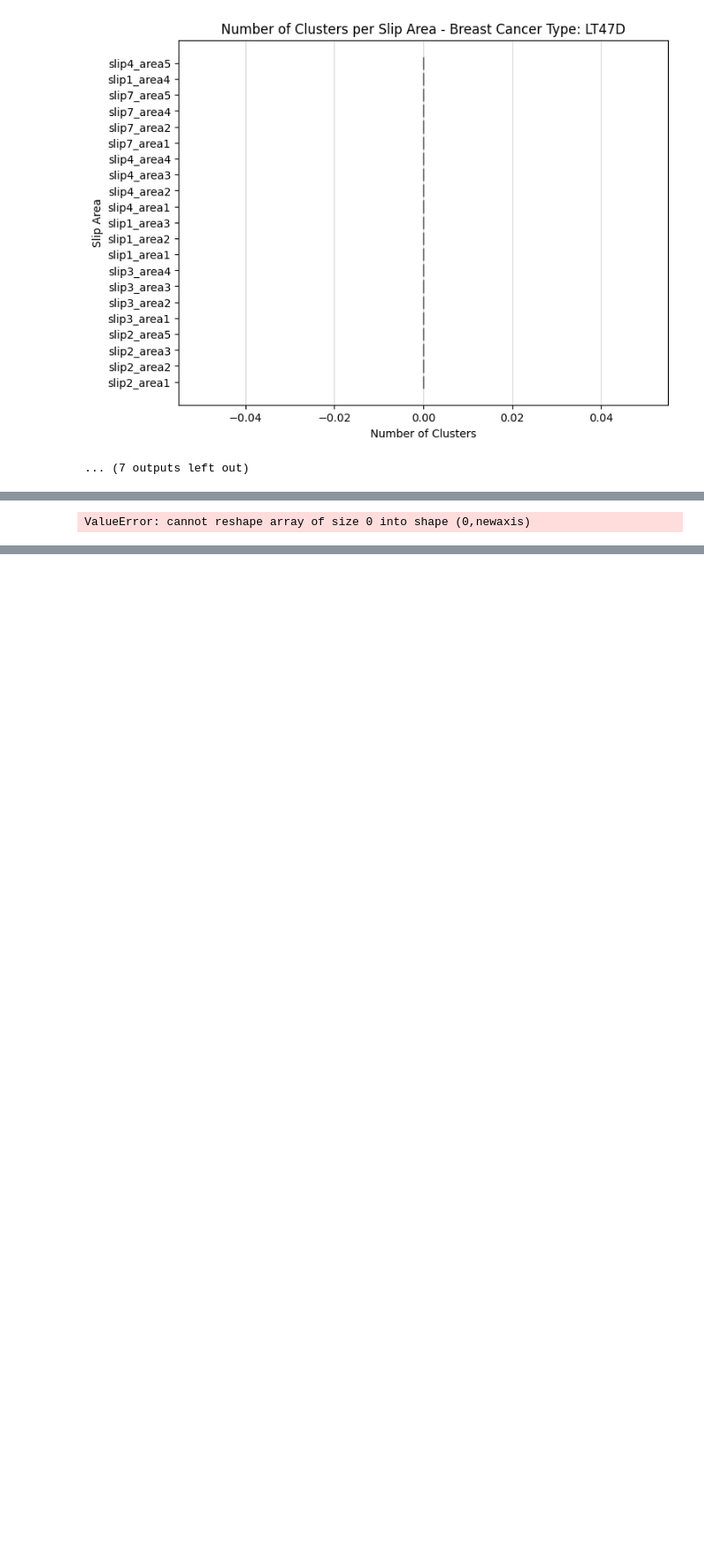
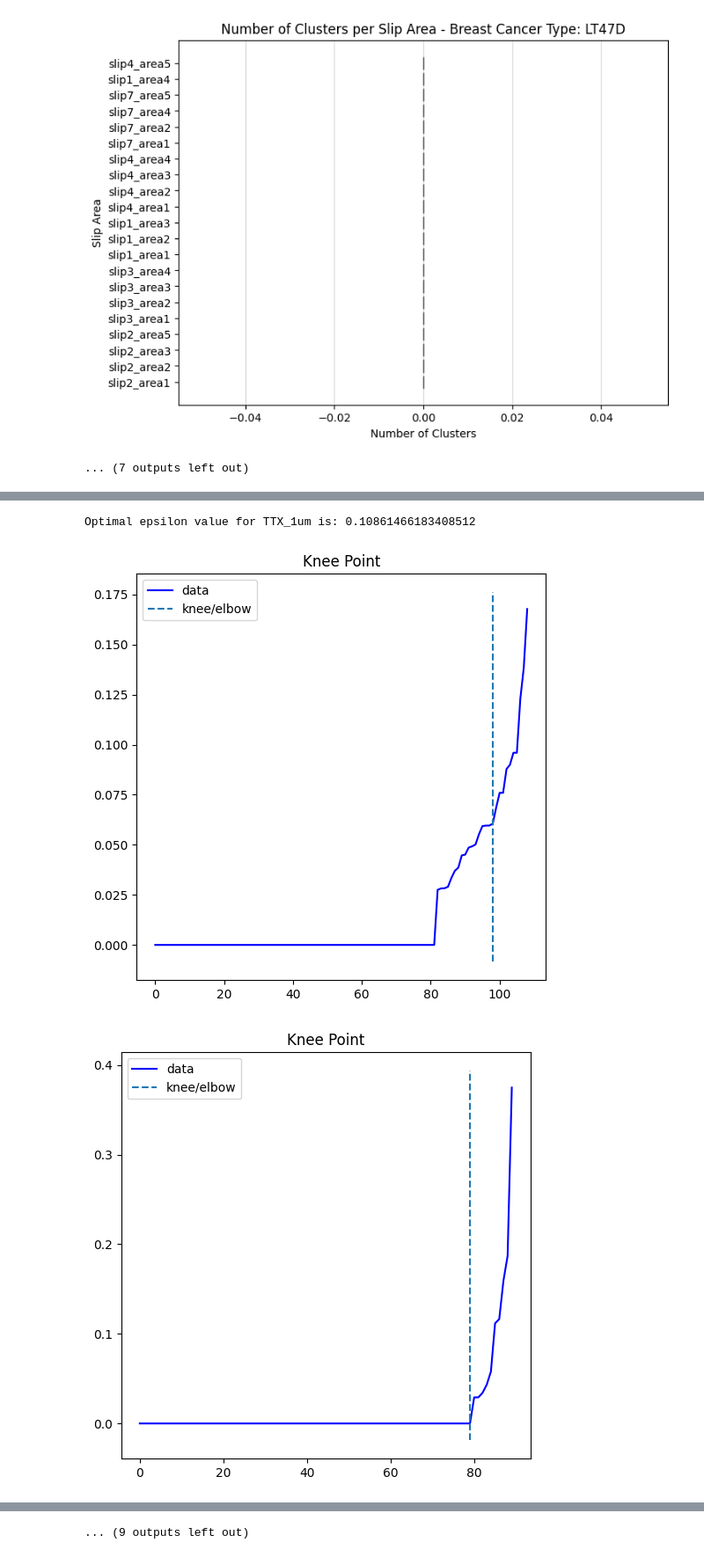
Before and after one commit to Breast-cancer-analysis/ST-DBSCAN, a Jupyter notebook: ST-DBSCAN.ipynb, the cells around one changed output, grey strips where cells are left out. Shown at 88% size. Cells and saved outputs as stored; diff of their text form; code cells hidden in the pictures; blank space fills up the shorter version.

Commit message:
find optimum eps1

```diff
--- a/ST-DBSCAN.ipynb
+++ b/ST-DBSCAN.ipynb
@@ -290,14 +290,12 @@ for filename in os.listdir(folder_path):
 [figure]
 ... (7 outputs left out)
 # %%
-# finding optimum epsilon by k-means clustering for all cell lines
-# first find optimum epsilon for distance
+import os
+import pandas as pd
+from sklearn.preprocessing import MinMaxScaler
 from sklearn.neighbors import NearestNeighbors
-from sklearn.cluster import DBSCAN
-from matplotlib import pyplot as plt
 from kneed import KneeLocator
 import numpy as np
-
 
 folder_path = r"C:\Users\ainii\OneDrive\Documents\TempSpa\locations\sortedfiles\ST-DBSCAN\eventdata"
 
@@ -311,45 +309,27 @@ for filename in os.listdir(folder_path):
     file_path = os.path.join(folder_path, filename)
     df = pd.read_csv(file_path)
 
-    # Extract coordinates, time values and slip area
-    x_values = df.iloc[:, 6].values
-    y_values = df.iloc[:, 7].values
-    time_values = df.iloc[:, 2].values
-    slip_area = df.iloc[:, 12].astype(str)
+    # Extract coordinates
+    coordinates = df.iloc[:, 6:8]
 
-    # Normalise distance values
+    # Normalize coordinates
     scaler = MinMaxScaler() # Initialize the MinMaxScaler
-    x_values_rescaled = x_values.reshape(-1, 1)
-    y_values_rescaled = y_values.reshape(-1, 1)
+    coordinates_normalized = scaler.fit_transform(coordinates)
 
-    x_normalized = scaler.fit_transform(x_values_rescaled)
-    y_normalized = scaler.fit_transform(y_values_rescaled)
-
-    # Create new DataFrame with normalised coordinates and time
-    coordinates_data = pd.DataFrame({'X': x_normalized.flatten(), 'Y': y_normalized.flatten()})
-    print(coordinates_data.head())
-    # Perform clustering for each slip area
-    num_clusters = []
-
-
-
-
-
-    neighbors = NearestNeighbors(n_neighbors=4)
-    print(neighbors)
-    neighbors_fit = neighbors.fit(coordinates_data)
-    distances, indices = neighbors_fit.kneighbors(coordinates_data)
+    # Perform Nearest Neighbors to find distances
+    neighbors = NearestNeighbors(n_neighbors=4) # k-means for 2 dimensions hence 4
+    neighbors_fit = neighbors.fit(coordinates_normalized)
+    distances, indices = neighbors_fit.kneighbors(coordinates_normalized)
     distances = np.sort(distances, axis=0)
     distances = distances[:, 1]
 
     # Define the range for the x-axis
-    start_index = 1000
+    start_index = 0
     end_index = len(distances)
     x_axis_range = range(start_index, end_index)
 
     # Find the knee point
     kneedle = KneeLocator(x_axis_range, distances[start_index:end_index], curve='convex', direction='increasing')
-    print(round(kneedle.knee, 3))
-    print(round(kneedle.knee_y, 10))
+    print("Optimal epsilon value for", cancer_type, "is:", kneedle.knee_y)
     kneedle.plot_knee()
 # %% [output]
@@ -363 +354,3 @@ NearestNeighbors(n_neighbors=4)
-ValueError: cannot reshape array of size 0 into shape (0,newaxis)
+Optimal epsilon value for TTX_1um is: 0.10861466183408512
+[figure, added]
+[figure, added]
@@ -363,0 +365 @@ ValueError: cannot reshape array of size 0 into shape (0,newaxis)
+... (9 outputs left out)
```
Also changed, not shown: parts of 1 cell of this notebook.
